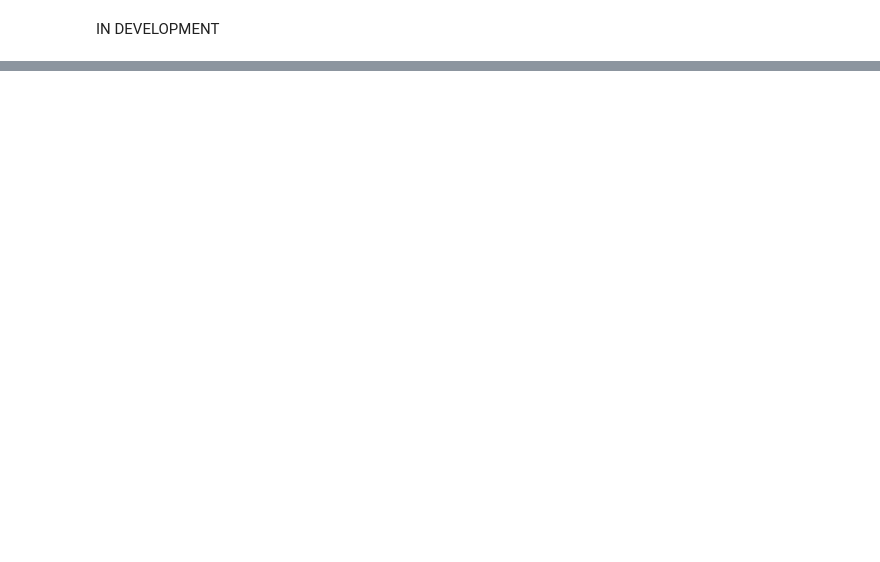
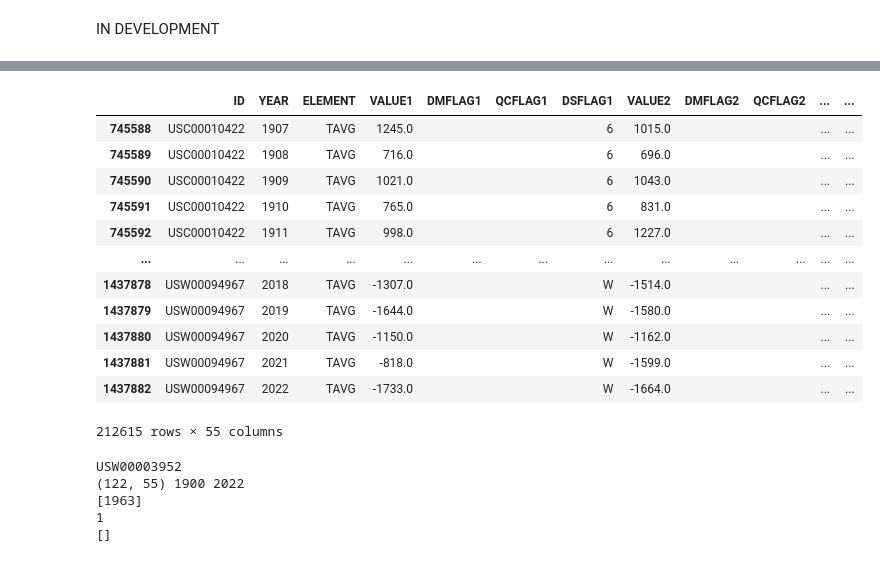
Before and after one commit to kerriegeil/MSU_example_compute, a Jupyter notebook: python/python_learn_by_example/trend_analysis.ipynb, the cells around one changed output, grey strips where cells are left out. Drawn from its saved outputs; the diff is of its cells as text; code cells hidden in the pictures; blank space fills up the shorter version.

```diff
--- a/python/python_learn_by_example/trend_analysis.ipynb
+++ b/python/python_learn_by_example/trend_analysis.ipynb
@@ -127,0 +242,6 @@ with open(datfile) as f:
+# %%
+# find stations that have 50 consecutive data years or more
+
+#  first count data years for each station
+data_years=USdf['ID'].value_counts()
+data_years
@@ -127,0 +262,5 @@ with open(datfile) as f:
+# %%
+# now subset to only stations with more than 50 data years (we're not worried about consecutive years yet)
+# stations is a pandas series where the ID column is now the index (row identifier)
+stations=data_years[data_years>50]
+stations
@@ -127,0 +293,64 @@ with open(datfile) as f:
+# %%
+# further subset the US stations, selecting only the stations with more than 50 data years
+US_long_stations=USdf[USdf['ID'].isin(stations.index)]
+US_long_stations
+# %% [output]
+|  | ID | YEAR | ELEMENT | VALUE1 | DMFLAG1 | QCFLAG1 | DSFLAG1 | VALUE2 | DMFLAG2 | QCFLAG2 | ... | ... |
+| 745588 | USC00010422 | 1907 | TAVG | 1245.0 |  |  | 6 | 1015.0 |  |  | ... | ... |
+| 745589 | USC00010422 | 1908 | TAVG | 716.0 |  |  | 6 | 696.0 |  |  | ... | ... |
+| 745590 | USC00010422 | 1909 | TAVG | 1021.0 |  |  | 6 | 1043.0 |  |  | ... | ... |
+| 745591 | USC00010422 | 1910 | TAVG | 765.0 |  |  | 6 | 831.0 |  |  | ... | ... |
+| 745592 | USC00010422 | 1911 | TAVG | 998.0 |  |  | 6 | 1227.0 |  |  | ... | ... |
+| ... | ... | ... | ... | ... | ... | ... | ... | ... | ... | ... | ... | ... |
+| 1437878 | USW00094967 | 2018 | TAVG | -1307.0 |  |  | W | -1514.0 |  |  | ... | ... |
+| 1437879 | USW00094967 | 2019 | TAVG | -1644.0 |  |  | W | -1580.0 |  |  | ... | ... |
+| 1437880 | USW00094967 | 2020 | TAVG | -1150.0 |  |  | W | -1162.0 |  |  | ... | ... |
+| 1437881 | USW00094967 | 2021 | TAVG | -818.0 |  |  | W | -1599.0 |  |  | ... | ... |
+| 1437882 | USW00094967 | 2022 | TAVG | -1733.0 |  |  | W | -1664.0 |  |  | ... | ... |
+212615 rows × 55 columns
+# %%
+# Now find which of these stations has 50+ consecutive years
+import sys
+
+US_long_consec=[]
+for id in stations.index[1:2]:
+    sub_station=US_long_stations[US_long_stations['ID']==id].reset_index(drop=True)
+    year_start=sub_station['YEAR'].iloc[0]
+    year_end=sub_station['YEAR'].iloc[-1]
+    print(id)
+    print(sub_station.shape,sub_station['YEAR'].iloc[0],sub_station['YEAR'].iloc[-1])
+
+    # if all data years are present, add station name to the list
+    if (year_end-year_start+1 == sub_station.shape[0]):
+        flag=True
+        US_long_consec.append(sub_station['ID'].loc[0])
+
+    # if all data years are not present,
+    # loop through them to see if there's a long enough consecutive period
+    if flag:
+        pass
+    else:
+        missing_years=[]
+        year_count=0
+        for y in range(year_start,year_end+1):
+            if y in sub_station.YEAR.unique():
+                year_count=year_count+1
+            else:
+                missing_years.append(y)
+        print(missing_years)
+        print(len(missing_years))
+        if missing_years:
+            for y in missing_years:
+                nyears1=y-year_start
+                nyears2
+                ### THIS IS WHERE YOU LEFT OFF #####
+
+
+    flag=False
+    print(US_long_consec)
+# %% [output]
+USW00003952
+(122, 55) 1900 2022
+[1963]
+1
+[]
```
Also changed, not shown: parts of 25 cells of this notebook.
